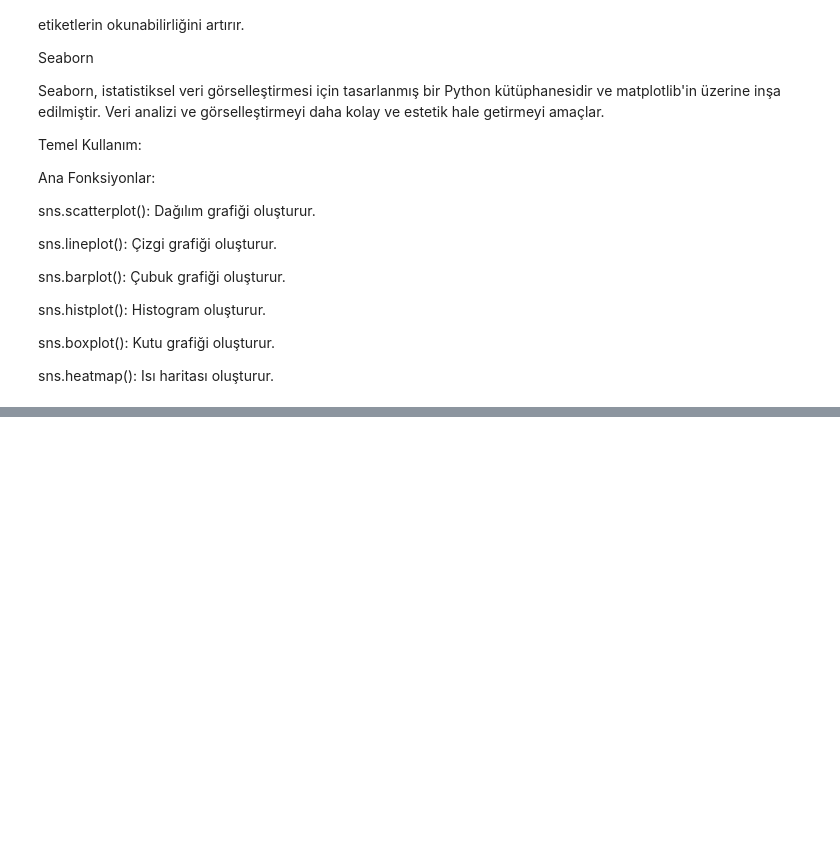
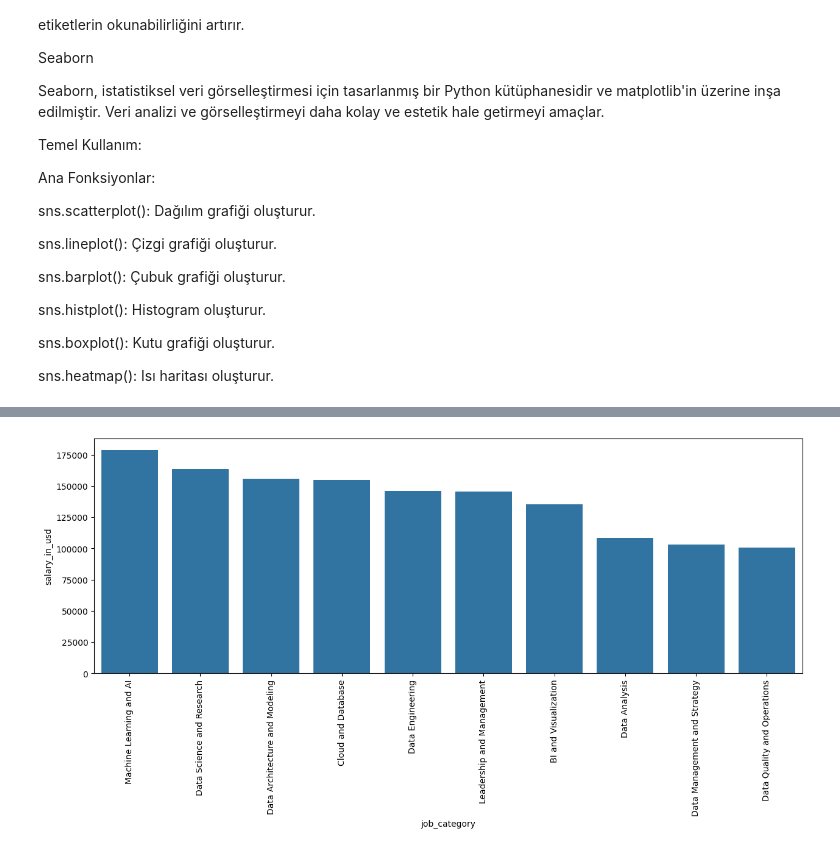
Before and after one commit to eda426/-gen-alan-hesaplama, a Jupyter notebook: verianalizive_yapayzekatümderslerim.ipynb, the cells around one changed output, grey strips where cells are left out. Cells and saved outputs as stored; diff of their text form; code cells hidden in the pictures; blank space fills up the shorter version.

```diff
--- a/verianalizive_yapayzekatümderslerim.ipynb
+++ b/verianalizive_yapayzekatümderslerim.ipynb
@@ -1231,0 +1258,6 @@ sns.heatmap(): Isı haritası oluşturur.
+# %%
+plt.figure(figsize=(15,5))
+sns.barplot(x="job_category",y="salary_in_usd",data=group_category_salary)
+plt.xticks(rotation=90);
+# %% [output]
+[figure, added]
```
Also changed, not shown: parts of 14 cells of this notebook.
